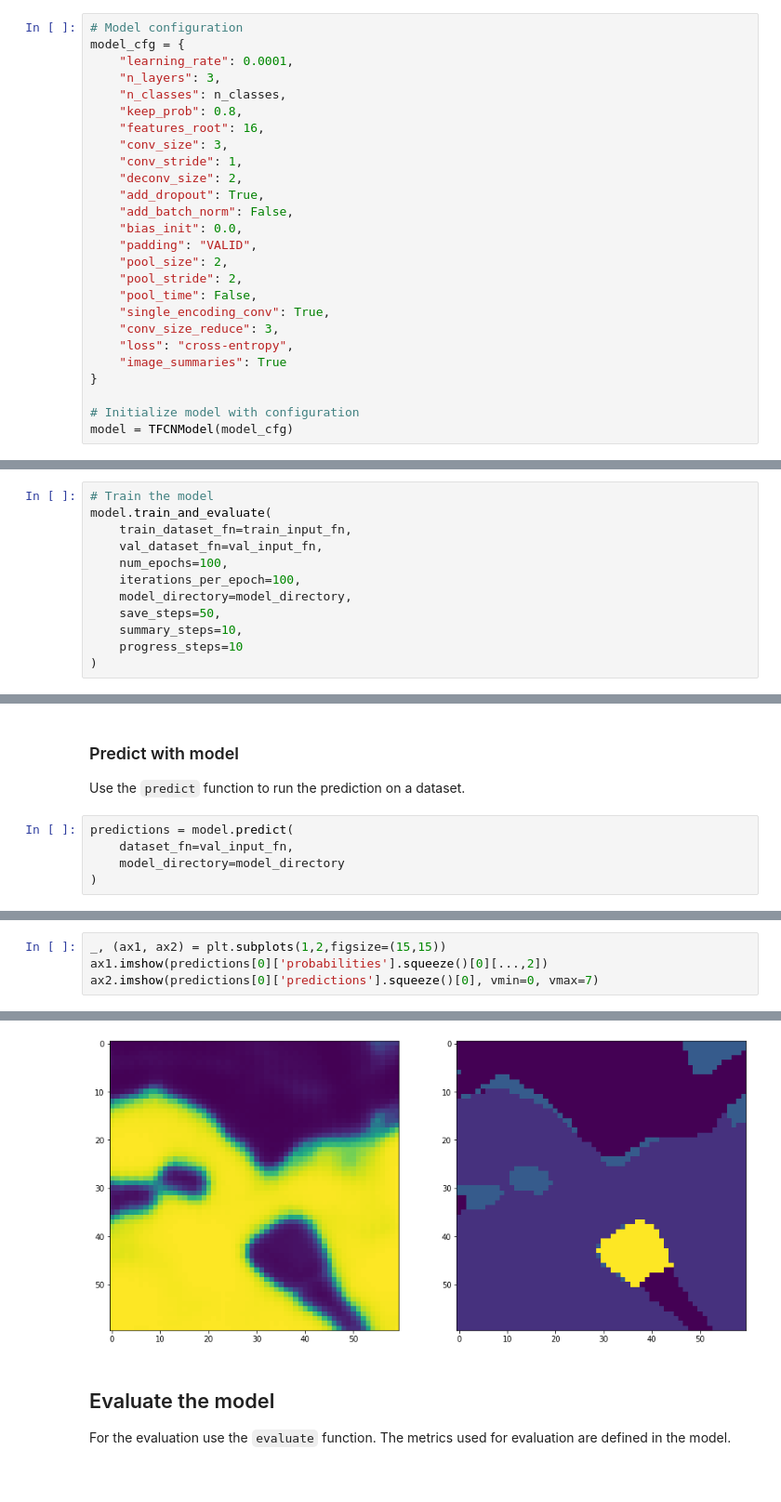
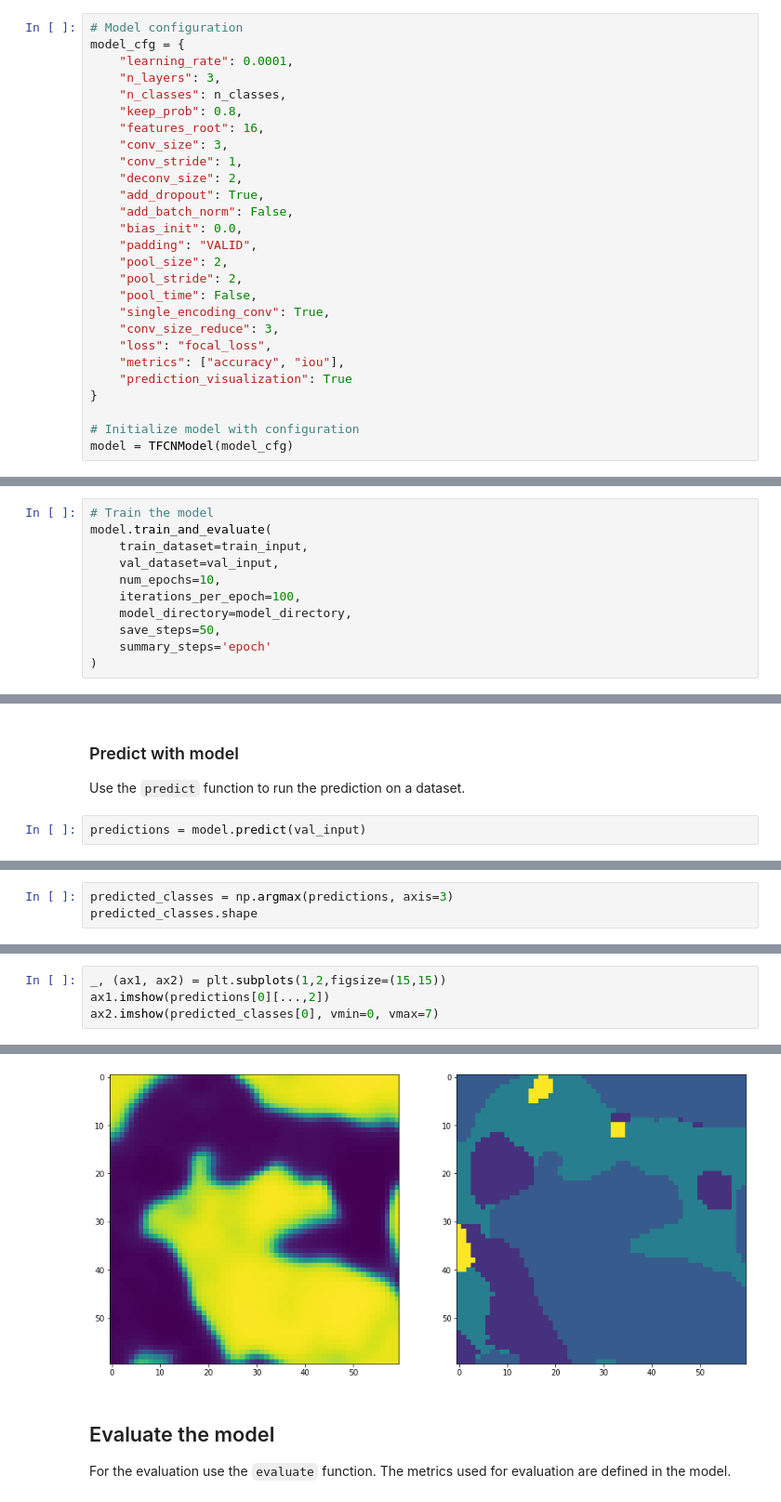
Before and after one commit to sentinel-hub/eo-flow, a Jupyter notebook: examples/notebook.ipynb, the cells around one changed output, grey strips where cells are left out. Shown at 93% size. Saved outputs shown, nothing was run; the diff lists cells and outputs as text.

```diff
--- a/examples/notebook.ipynb
+++ b/examples/notebook.ipynb
@@ -180,8 +197,9 @@ model_cfg = {
     "pool_time": False,
     "single_encoding_conv": True,
     "conv_size_reduce": 3,
-    "loss": "cross-entropy",
-    "image_summaries": True
+    "loss": "focal_loss",
+    "metrics": ["accuracy", "iou"],
+    "prediction_visualization": True
 }
 
 # Initialize model with configuration
@@ -191,13 +212,12 @@ Train the model. We can interrupt the training early using the interrupt command
 # %%
 # Train the model
 model.train_and_evaluate(
-    train_dataset_fn=train_input_fn,
-    val_dataset_fn=val_input_fn,
-    num_epochs=100,
+    train_dataset=train_input,
+    val_dataset=val_input,
+    num_epochs=10,
     iterations_per_epoch=100,
     model_directory=model_directory,
     save_steps=50,
-    summary_steps=10,
-    progress_steps=10
+    summary_steps='epoch'
 )
 # %% [output]
@@ -245,7 +243,4 @@ WARNING:tensorflow:From /home/users/lzust/development/eolearn/tensorflow_project
 
 Use the `predict` function to run the prediction on a dataset.
 # %%
-predictions = model.predict(
-    dataset_fn=val_input_fn,
-    model_directory=model_directory
-)
+predictions = model.predict(val_input)
@@ -265,0 +251,3 @@ dict_keys(['probabilities', 'predictions'])
+# %%
+predicted_classes = np.argmax(predictions, axis=3)
+predicted_classes.shape
@@ -266,10 +256,10 @@ dict_keys(['probabilities', 'predictions'])
 # %%
 _, (ax1, ax2) = plt.subplots(1,2,figsize=(15,15))
-ax1.imshow(predictions[0]['probabilities'].squeeze()[0][...,2])
-ax2.imshow(predictions[0]['predictions'].squeeze()[0], vmin=0, vmax=7)
+ax1.imshow(predictions[0][...,2])
+ax2.imshow(predicted_classes[0], vmin=0, vmax=7)
 # %% [output]
 <matplotlib.image.AxesImage at 0x...>
-[figure, old version]
+[figure, new version]
 # %% [markdown]
 ## Evaluate the model
 
```
Also changed, not shown: parts of 14 cells of this notebook.
